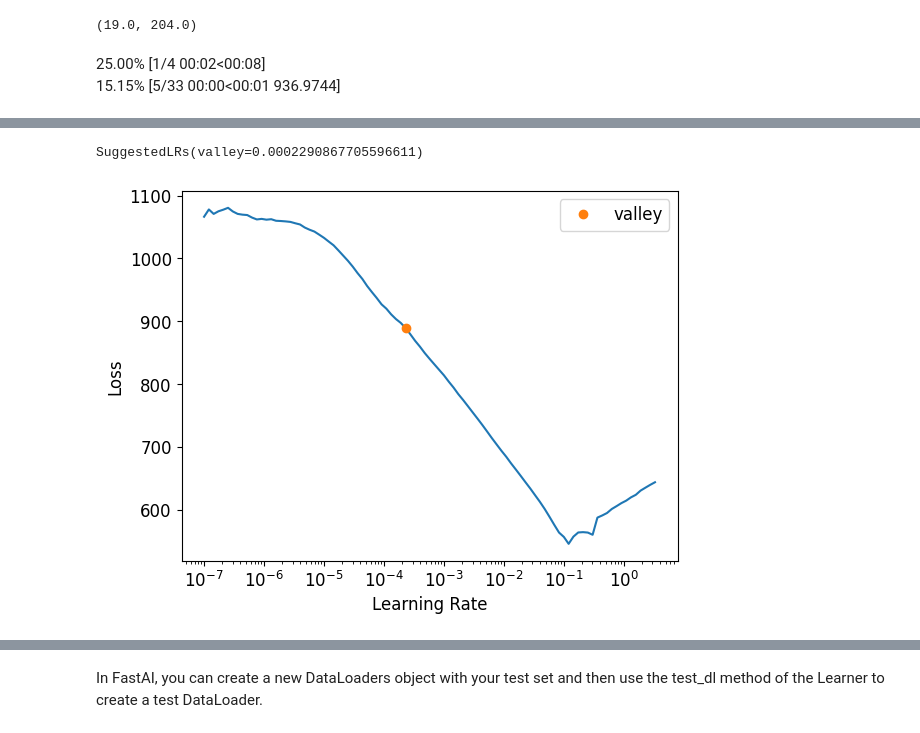
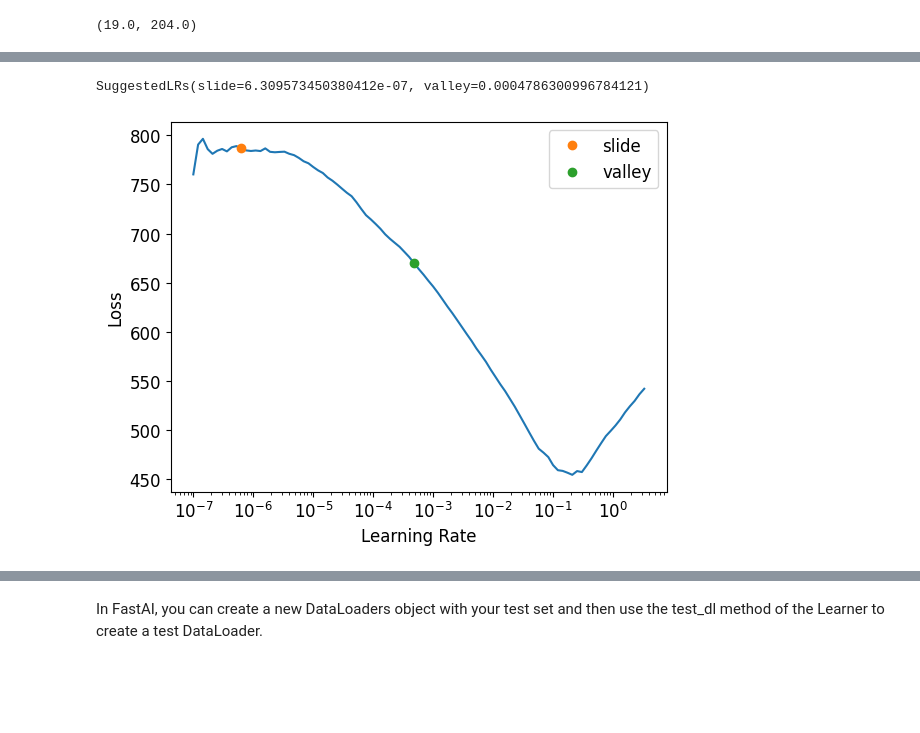
Before and after one commit to Markustho/DAT255-group12, a Jupyter notebook: src/models/Neural network/4_neural_network.ipynb, the cells around one changed output, grey strips where cells are left out. Cells and saved outputs as stored; diff of their text form; code cells hidden in the pictures; blank space fills up the shorter version.

```diff
--- a/src/models/Neural network/4_neural_network.ipynb
+++ b/src/models/Neural network/4_neural_network.ipynb
@@ -95,7 +95,5 @@ y.min(),y.max()
 learn = tabular_learner(dls,y_range=(19,120),layers=[500,250],
                         n_out=1,loss_func=F.mse_loss)
 # %%
-learn.lr_find()
+learn.lr_find(suggest_funcs=(slide,valley))
 # %% [output]
-25.00% [1/4 00:02<00:08]
-15.15% [5/33 00:00<00:01 936.9744]
@@ -102,5 +101,5 @@ learn.lr_find()
-SuggestedLRs(valley=0.0002290867705596611)
+SuggestedLRs(slide=6.309573450380412e-07, valley=0.0004786300996784121)
-[figure, old version]
+[figure, new version]
 # %%
 learn.fit_one_cycle(5,1e-2)
 # %% [output]
```
Also changed, not shown: parts of 16 cells of this notebook, 32 other files.
